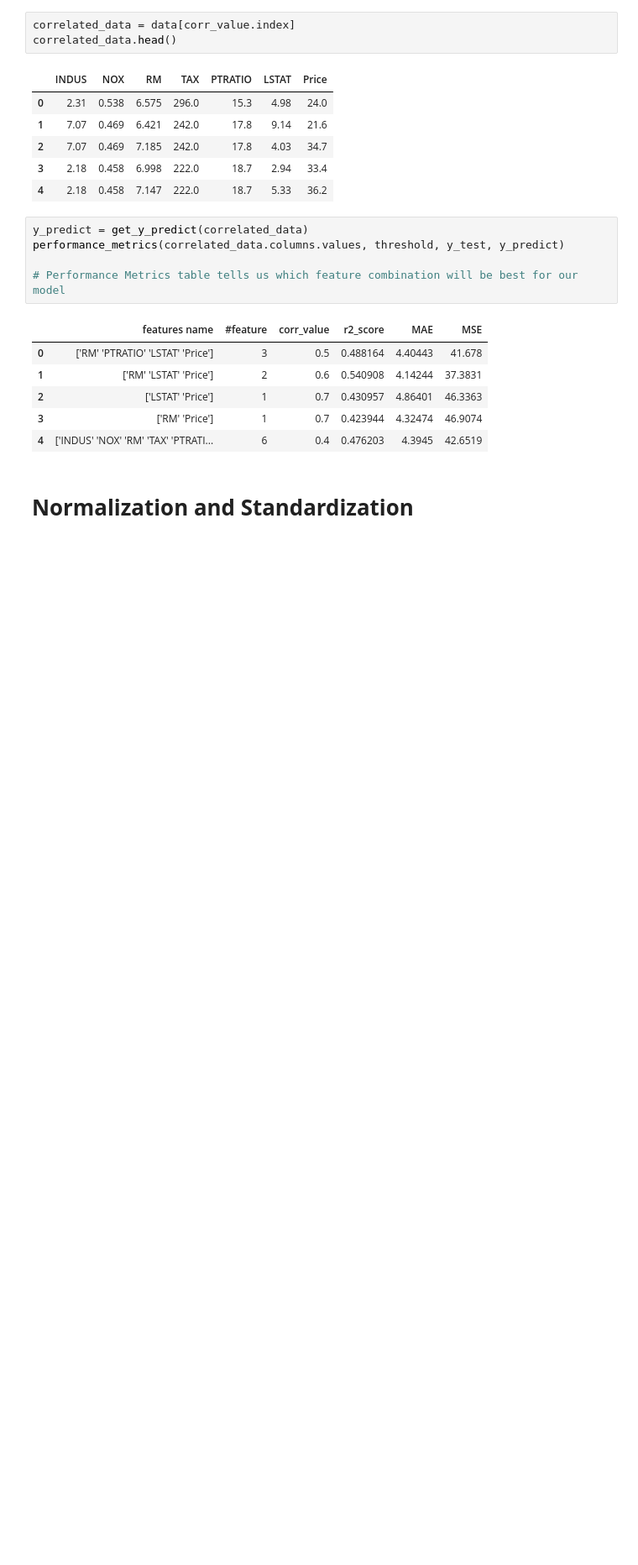
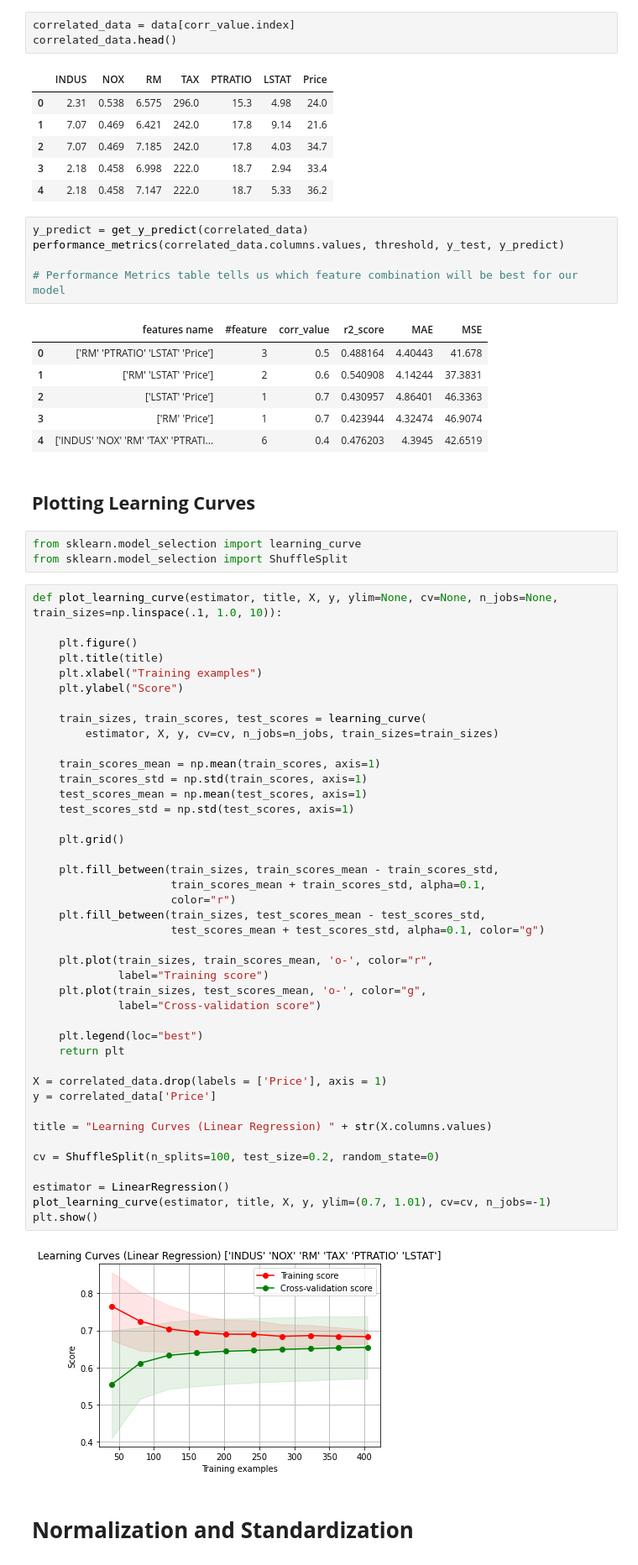
Before and after one commit to divyansh1122/ml-basics, a Jupyter notebook: linearRegression2.ipynb, the cells around one changed output. Shown at 84% size. Saved outputs shown, nothing was run; the diff lists cells and outputs as text; blank space fills up the shorter version.

```diff
--- a/linearRegression2.ipynb
+++ b/linearRegression2.ipynb
@@ -575,5 +575,54 @@ performance_metrics(correlated_data.columns.values, threshold, y_test, y_predict
 | 2 | ['LSTAT' 'Price'] | 1 | 0.7 | 0.430957 | 4.86401 | 46.3363 |
 | 3 | ['RM' 'Price'] | 1 | 0.7 | 0.423944 | 4.32474 | 46.9074 |
 | 4 | ['INDUS' 'NOX' 'RM' 'TAX' 'PTRATI... | 6 | 0.4 | 0.476203 | 4.3945 | 42.6519 |
+# %% [markdown]
+## **Plotting Learning Curves**
+# %%
+from sklearn.model_selection import learning_curve
+from sklearn.model_selection import ShuffleSplit
+# %%
+def plot_learning_curve(estimator, title, X, y, ylim=None, cv=None, n_jobs=None, train_sizes=np.linspace(.1, 1.0, 10)):
+
+    plt.figure()
+    plt.title(title)
+    plt.xlabel("Training examples")
+    plt.ylabel("Score")
+
+    train_sizes, train_scores, test_scores = learning_curve(
+        estimator, X, y, cv=cv, n_jobs=n_jobs, train_sizes=train_sizes)
+
+    train_scores_mean = np.mean(train_scores, axis=1)
+    train_scores_std = np.std(train_scores, axis=1)
+    test_scores_mean = np.mean(test_scores, axis=1)
+    test_scores_std = np.std(test_scores, axis=1)
+
+    plt.grid()
+
+    plt.fill_between(train_sizes, train_scores_mean - train_scores_std,
+                     train_scores_mean + train_scores_std, alpha=0.1,
+                     color="r")
+    plt.fill_between(train_sizes, test_scores_mean - test_scores_std,
+                     test_scores_mean + test_scores_std, alpha=0.1, color="g")
+
+    plt.plot(train_sizes, train_scores_mean, 'o-', color="r",
+             label="Training score")
+    plt.plot(train_sizes, test_scores_mean, 'o-', color="g",
+             label="Cross-validation score")
+
+    plt.legend(loc="best")
+    return plt
+
+X = correlated_data.drop(labels = ['Price'], axis = 1)
+y = correlated_data['Price']
+
+title = "Learning Curves (Linear Regression) " + str(X.columns.values)
+
+cv = ShuffleSplit(n_splits=100, test_size=0.2, random_state=0)
+
+estimator = LinearRegression()
+plot_learning_curve(estimator, title, X, y, ylim=(0.7, 1.01), cv=cv, n_jobs=-1)
+plt.show()
+# %% [output]
+[figure, added]
 # %% [markdown]
 # **Normalization and Standardization**
```
Also changed, not shown: parts of 5 cells of this notebook.
